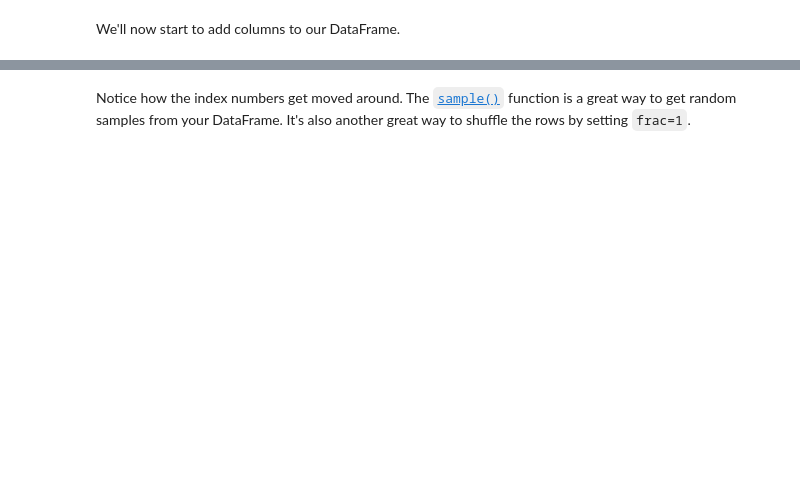
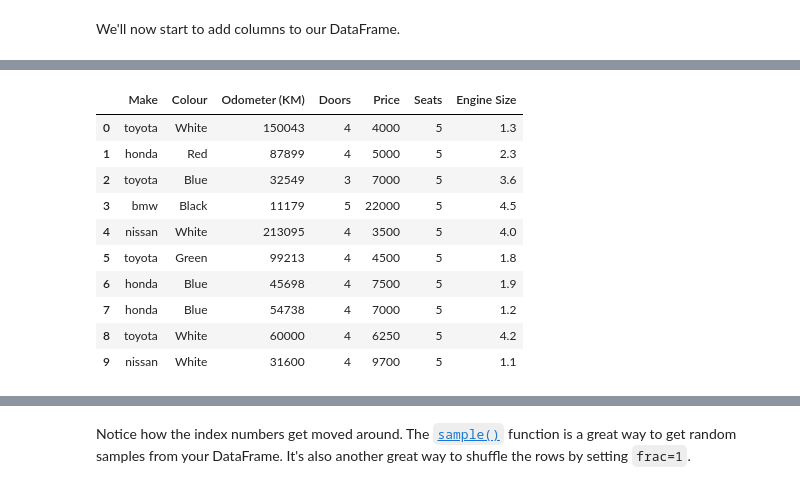
Before and after one commit to belhaddadmohamed/Data-Analysis, a Jupyter notebook: Exercices and Solution/Pandas/pandas-exercises-Essay1.ipynb, the cells around one changed output, grey strips where cells are left out. Saved outputs shown, nothing was run; the diff lists cells and outputs as text; code cells hidden in the pictures; blank space fills up the shorter version.

```diff
--- a/Exercices and Solution/Pandas/pandas-exercises-Essay1.ipynb
+++ b/Exercices and Solution/Pandas/pandas-exercises-Essay1.ipynb
@@ -404,7 +416,22 @@ We'll now start to add columns to our DataFrame.
 # %%
 # Create a column called "Engine Size" with random values between 1.3 and 4.5
 # Remember: If you're doing it from a Python list, the list has to be the same length
 # as the DataFrame
+import numpy as np
+car_sales["Engine Size"] = [1.3, 2.3, 3.6, 4.5, 4, 1.8, 1.9, 1.2, 4.2, 1.1]
+car_sales
+# %% [output]
+|  | Make | Colour | Odometer (KM) | Doors | Price | Seats | Engine Size |
+| 0 | toyota | White | 150043 | 4 | 4000 | 5 | 1.3 |
+| 1 | honda | Red | 87899 | 4 | 5000 | 5 | 2.3 |
+| 2 | toyota | Blue | 32549 | 3 | 7000 | 5 | 3.6 |
+| 3 | bmw | Black | 11179 | 5 | 22000 | 5 | 4.5 |
+| 4 | nissan | White | 213095 | 4 | 3500 | 5 | 4.0 |
+| 5 | toyota | Green | 99213 | 4 | 4500 | 5 | 1.8 |
+| 6 | honda | Blue | 45698 | 4 | 7500 | 5 | 1.9 |
+| 7 | honda | Blue | 54738 | 4 | 7000 | 5 | 1.2 |
+| 8 | toyota | White | 60000 | 4 | 6250 | 5 | 4.2 |
+| 9 | nissan | White | 31600 | 4 | 9700 | 5 | 1.1 |
 # %%
 # Create a column which represents the price of a car per kilometer
 # Then view the DataFrame
```
Also changed, not shown: parts of 10 cells of this notebook, 1 other file.
